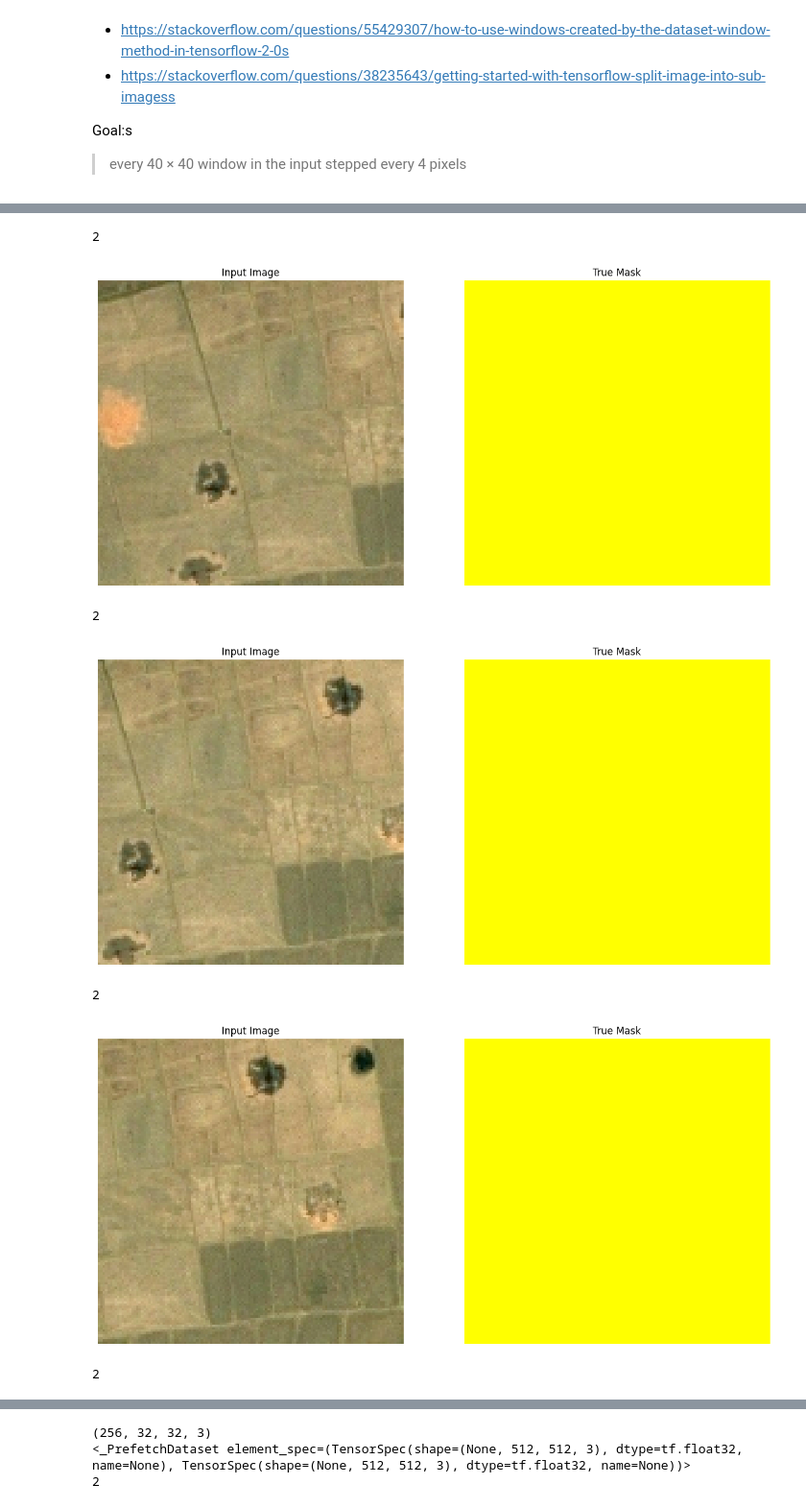
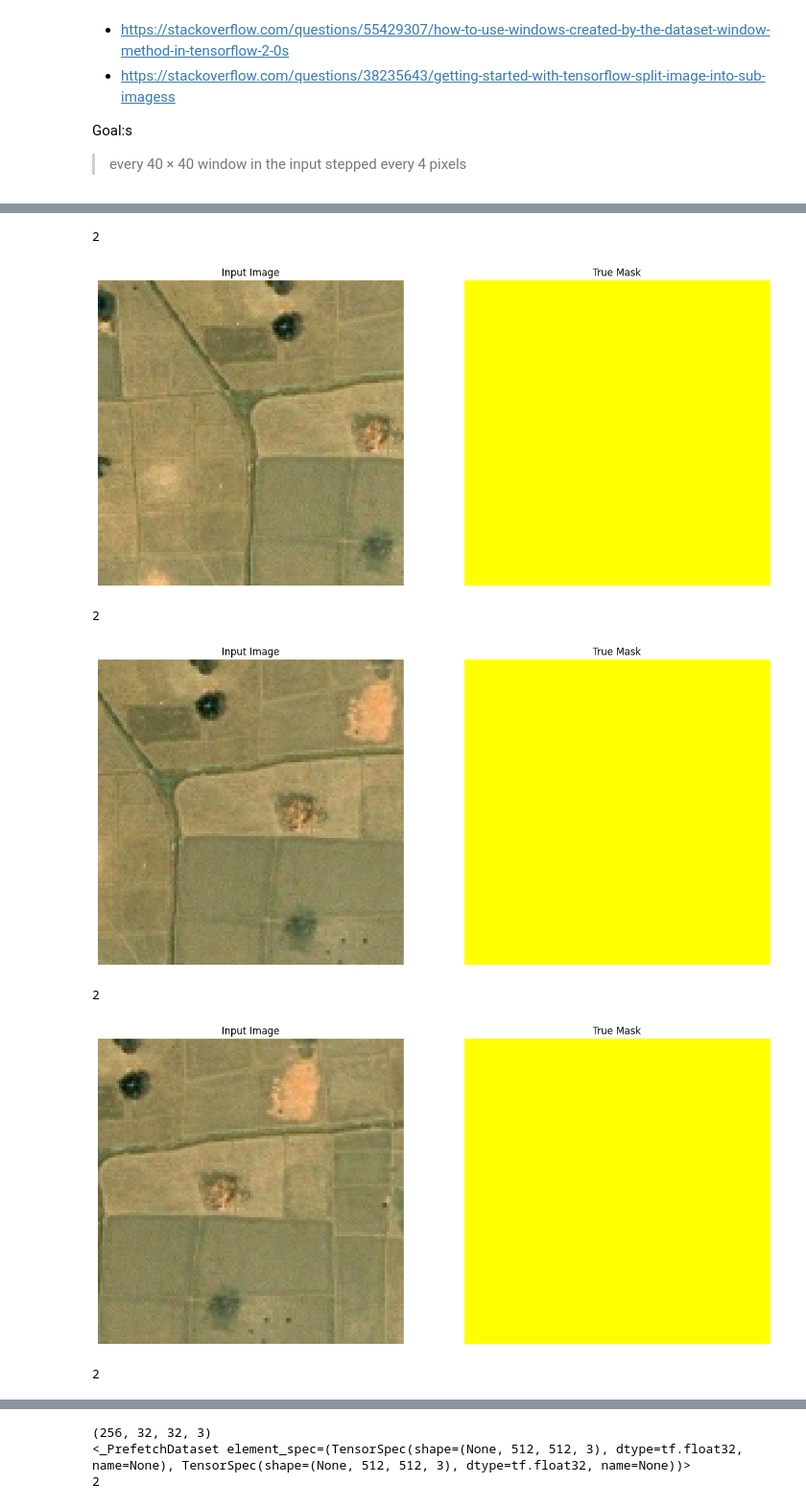
Before and after one commit to rondo-lehner/CM3070_Final_project, a Jupyter notebook: notebooks/ds_02_pipeline_convnet.ipynb, the cells around one changed output, grey strips where cells are left out. Shown at 96% size. Drawn from its saved outputs; the diff is of its cells as text; code cells hidden in the pictures.

Commit message:
introduced central_crop for seg_mask patch

```diff
--- a/notebooks/ds_02_pipeline_convnet.ipynb
+++ b/notebooks/ds_02_pipeline_convnet.ipynb
@@ -120,8 +120,10 @@ def display(display_list):
 # %%
 image_size = 1224
 patch_size = 128
+patch_size_annotation = 4
+crop_fraction = patch_size_annotation / patch_size
 stride = 32
-def load_patches(datapoint):
+def load_patches_labels(datapoint):
     images = tf.image.resize(datapoint['image'], (image_size, image_size))
     img_patches = tf.image.extract_patches(
         images = images,
@@ -132,7 +134,7 @@ def load_patches(datapoint):
     )
     img_patches_flat = tf.reshape(img_patches, shape=(-1, patch_size, patch_size, 3))
 
-    annotations = tf.image.resize(datapoint['segmentation_mask'], (image_size, image_size), method='nearest')
+    annotations = tf.image.resize(datapoint['segmentation_mask'], (image_size, image_size))
     ann_patches = tf.image.extract_patches(
         images = annotations,
         sizes = [1, patch_size, patch_size, 1],
@@ -141,6 +143,7 @@ def load_patches(datapoint):
         padding = 'VALID'
     )
     ann_patches_flat = tf.reshape(ann_patches, shape=(-1, patch_size, patch_size, 3))
+    ann_patches_flat = tf.image.central_crop(ann_patches_flat, crop_fraction)
 
     img_patches_flat, ann_patches_flat = normalize(img_patches_flat, ann_patches_flat)
 
@@ -150,13 +153,12 @@ image_batches = (
     ds['all_images']
     .take(1)
     .batch(1)
-    .map(load_patches, num_parallel_calls=tf.data.AUTOTUNE)
+    .map(load_patches_labels, num_parallel_calls=tf.data.AUTOTUNE)
     .prefetch(buffer_size=tf.data.AUTOTUNE)
 )
 for i, m in image_batches.take(1):
-    sample_images = i[1200:1225]
-    sample_masks = m[1200:1225]
-    print(i.shape)
+    sample_images = i[1190:1210]
+    sample_masks = m[1190:1210]
     samples = list(zip(sample_images, sample_masks))
     for sample in samples:
         display(sample)
@@ -170,7 +171,7 @@ for i, m in image_batches.take(1):
 2
-[figure, old version]
+[figure, new version]
 2
-[figure, old version]
+[figure, new version]
 2
-[figure, old version]
+[figure, new version]
 2
```
Also changed, not shown: parts of 3 cells of this notebook.
